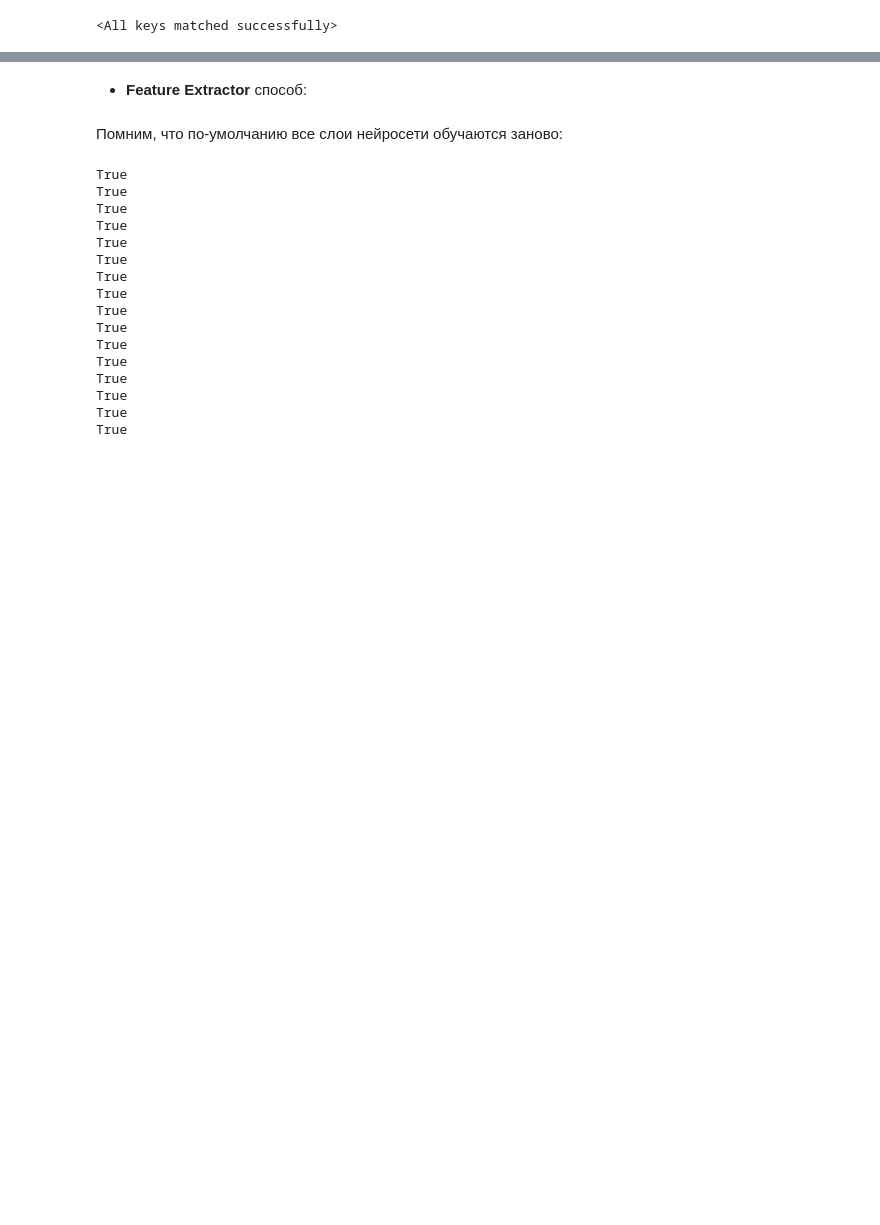
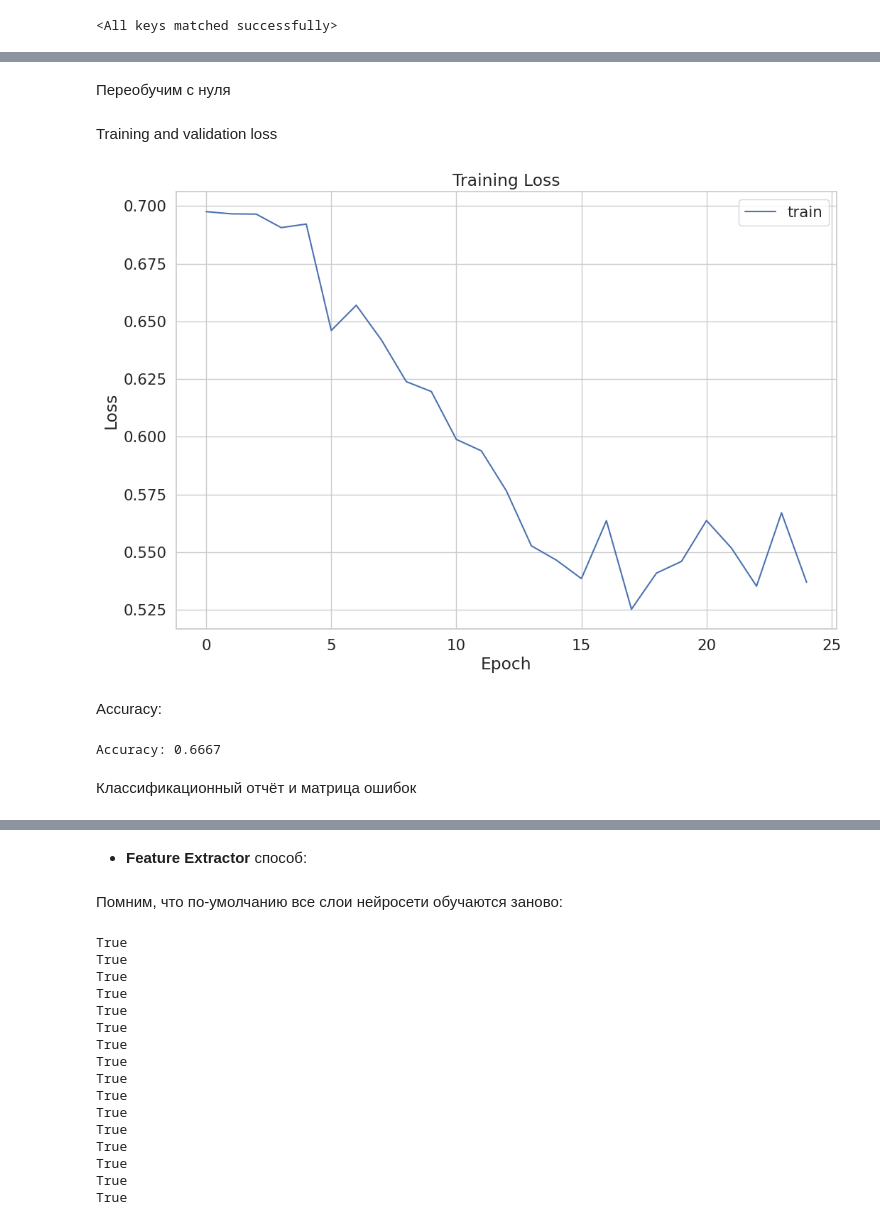
Before and after one commit to vverenich/BSU, a Jupyter notebook: [seminar]transfer_learning_[remastered_2021].ipynb, the cells around one changed output, grey strips where cells are left out. Cells and saved outputs as stored; diff of their text form; code cells hidden in the pictures; blank space fills up the shorter version.

```diff
--- a/[seminar]transfer_learning_[remastered_2021].ipynb
+++ b/[seminar]transfer_learning_[remastered_2021].ipynb
@@ -485,0 +488,30 @@ Accuracy: 0.8889
+# %%
+import sklearn.metrics as metrics
+
+# Переключение модели в режим оценки
+model.eval()
+
+val_predictions = []
+val_labels = []
+
+# Получение предсказаний модели и меток классов на валидационной выборке
+with torch.no_grad():
+    for inputs, labels in dataloaders['val']:
+        inputs = inputs.to(device)
+        labels = labels.to(device)
+
+        outputs = model(inputs)
+        _, predicted = torch.max(outputs, 1)
+
+        val_predictions.extend(predicted.cpu().numpy())
+        val_labels.extend(labels.cpu().numpy())
+
+# Вычисление и вывод классификационного отчета
+classification_report = metrics.classification_report(val_labels, val_predictions)
+print("Classification Report:")
+print(classification_report)
+
+# Вычисление и вывод матрицы ошибок
+confusion_matrix = metrics.confusion_matrix(val_labels, val_predictions)
+print("Confusion Matrix:")
+print(confusion_matrix)
@@ -485,0 +532,2 @@ Accuracy: 0.8889
+# %% [markdown]
+Переобучим с нуля
@@ -485,0 +600,21 @@ Accuracy: 0.8889
+# %% [markdown]
+Training and validation loss
+# %%
+# Построение графика потерь на обучающей выборке
+plt.figure(figsize=(12, 8))
+plt.plot(losses['train'], label="train")
+plt.xlabel("Epoch")
+plt.ylabel("Loss")
+plt.title("Training Loss")
+plt.legend()
+plt.show()
+# %% [output]
+[figure, added]
+# %% [markdown]
+Accuracy:
+# %%
+print("Accuracy: {0:.4f}".format(evaluate(model_2)))
+# %% [output]
+Accuracy: 0.6667
+# %% [markdown]
+Классификационный отчёт и матрица ошибок
```
Also changed, not shown: parts of 11 cells of this notebook.
